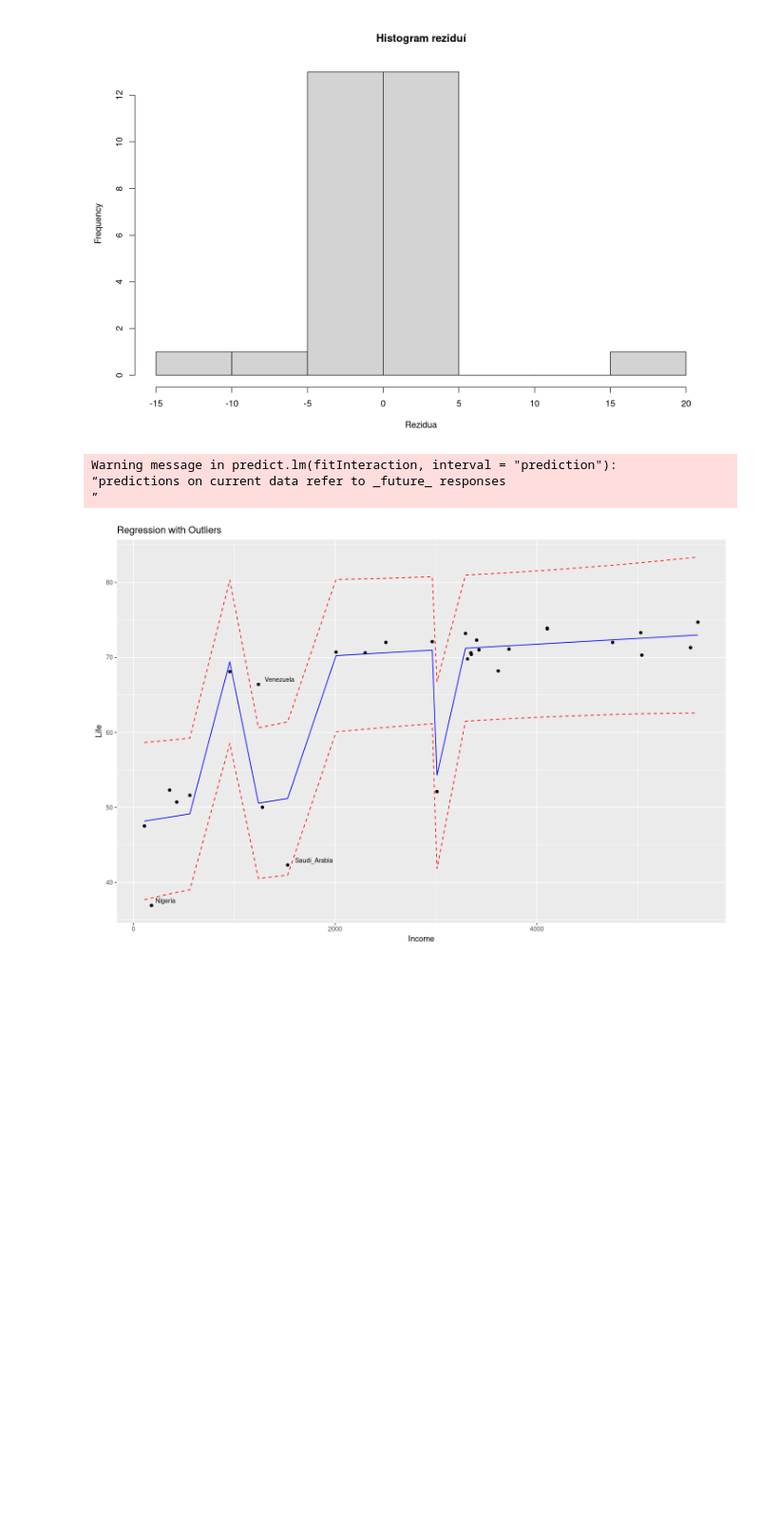
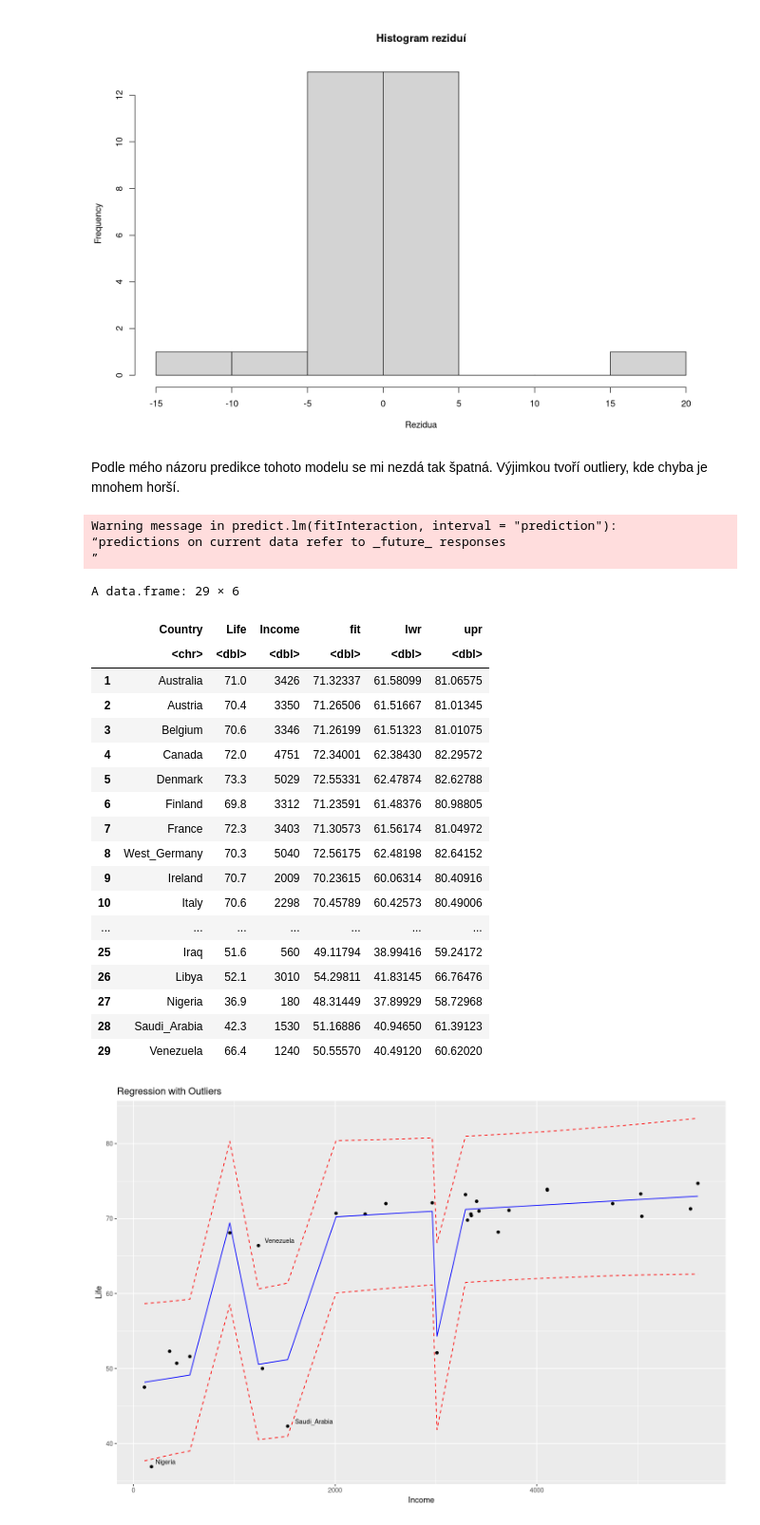
Before and after one commit to xsenyaaax/practicalStatistics, a Jupyter notebook: Project 2/project2.ipynb, the cells around one changed output. Shown: that part at 95% size. Saved outputs shown, nothing was run; the diff lists cells and outputs as text; code cells hidden in the pictures; blank space fills up the shorter version.

```diff
--- a/Project 2/project2.ipynb
+++ b/Project 2/project2.ipynb
@@ -600,14 +621,36 @@ hist(fitInteraction$residuals,
 # %% [output]
 [figure]
 [figure]
+# %% [markdown]
+Podle mého názoru predikce tohoto modelu se mi nezdá tak špatná. Výjimkou tvoří outliery, kde chyba je mnohem horší.
 # %%
 tmp <- predict(fitInteraction, interval="prediction")
 predict <- cbind(data, tmp)
 predict$Type = NULL
+predict
 # %% [output]
 Warning message in predict.lm(fitInteraction, interval = "prediction"):
 “predictions on current data refer to _future_ responses
 ”
+A data.frame: 29 × 6
+|  | Country | Life | Income | fit | lwr | upr |
+|  | <chr> | <dbl> | <dbl> | <dbl> | <dbl> | <dbl> |
+| 1 | Australia | 71.0 | 3426 | 71.32337 | 61.58099 | 81.06575 |
+| 2 | Austria | 70.4 | 3350 | 71.26506 | 61.51667 | 81.01345 |
+| 3 | Belgium | 70.6 | 3346 | 71.26199 | 61.51323 | 81.01075 |
+| 4 | Canada | 72.0 | 4751 | 72.34001 | 62.38430 | 82.29572 |
+| 5 | Denmark | 73.3 | 5029 | 72.55331 | 62.47874 | 82.62788 |
+| 6 | Finland | 69.8 | 3312 | 71.23591 | 61.48376 | 80.98805 |
+| 7 | France | 72.3 | 3403 | 71.30573 | 61.56174 | 81.04972 |
+| 8 | West_Germany | 70.3 | 5040 | 72.56175 | 62.48198 | 82.64152 |
+| 9 | Ireland | 70.7 | 2009 | 70.23615 | 60.06314 | 80.40916 |
+| 10 | Italy | 70.6 | 2298 | 70.45789 | 60.42573 | 80.49006 |
+| ... | ... | ... | ... | ... | ... | ... |
+| 25 | Iraq | 51.6 | 560 | 49.11794 | 38.99416 | 59.24172 |
+| 26 | Libya | 52.1 | 3010 | 54.29811 | 41.83145 | 66.76476 |
+| 27 | Nigeria | 36.9 | 180 | 48.31449 | 37.89929 | 58.72968 |
+| 28 | Saudi_Arabia | 42.3 | 1530 | 51.16886 | 40.94650 | 61.39123 |
+| 29 | Venezuela | 66.4 | 1240 | 50.55570 | 40.49120 | 60.62020 |
 # %%
 # Calculate distances from each point to the regression line
 predict <- predict %>%
```
Also changed, not shown: parts of 3 cells of this notebook.
